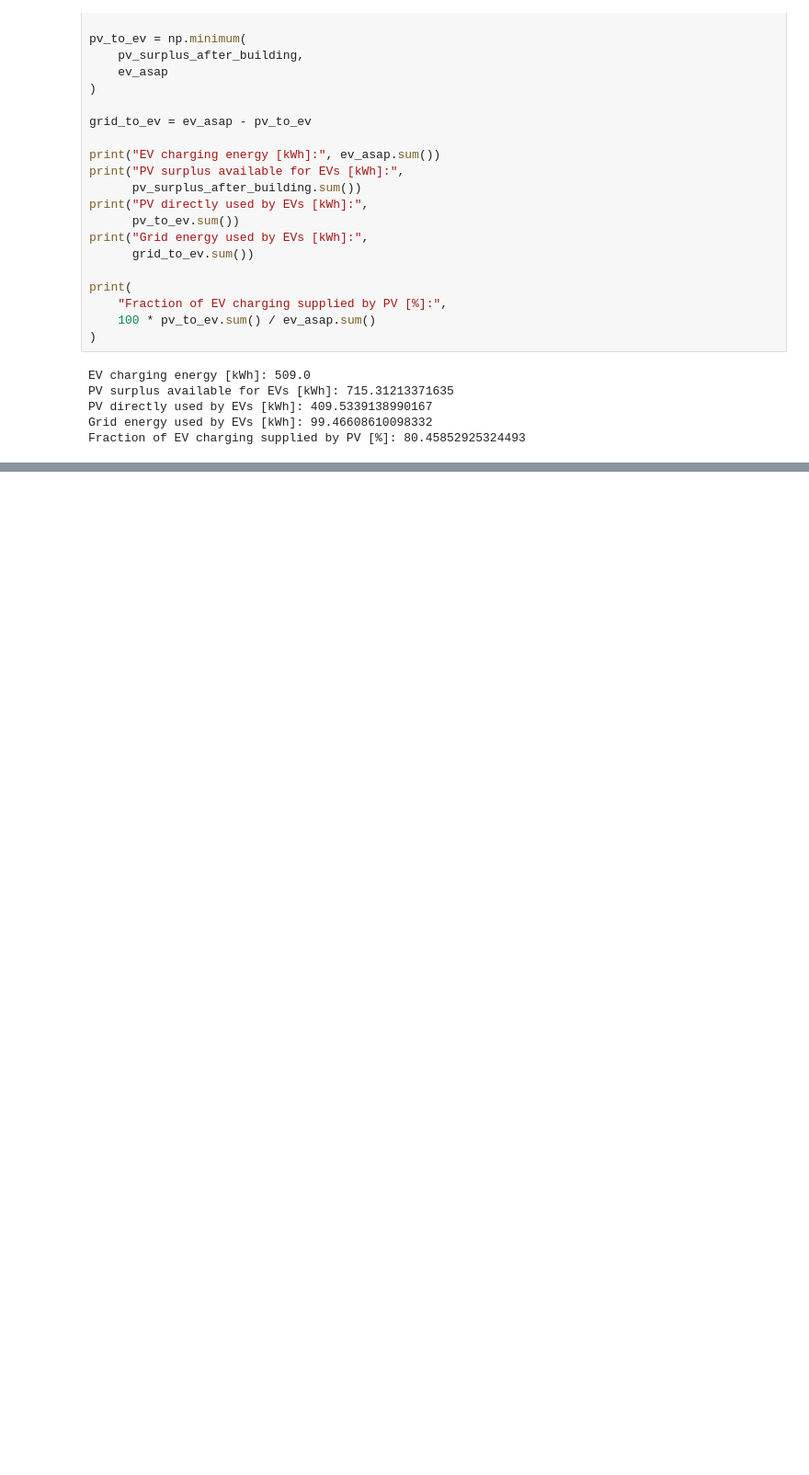
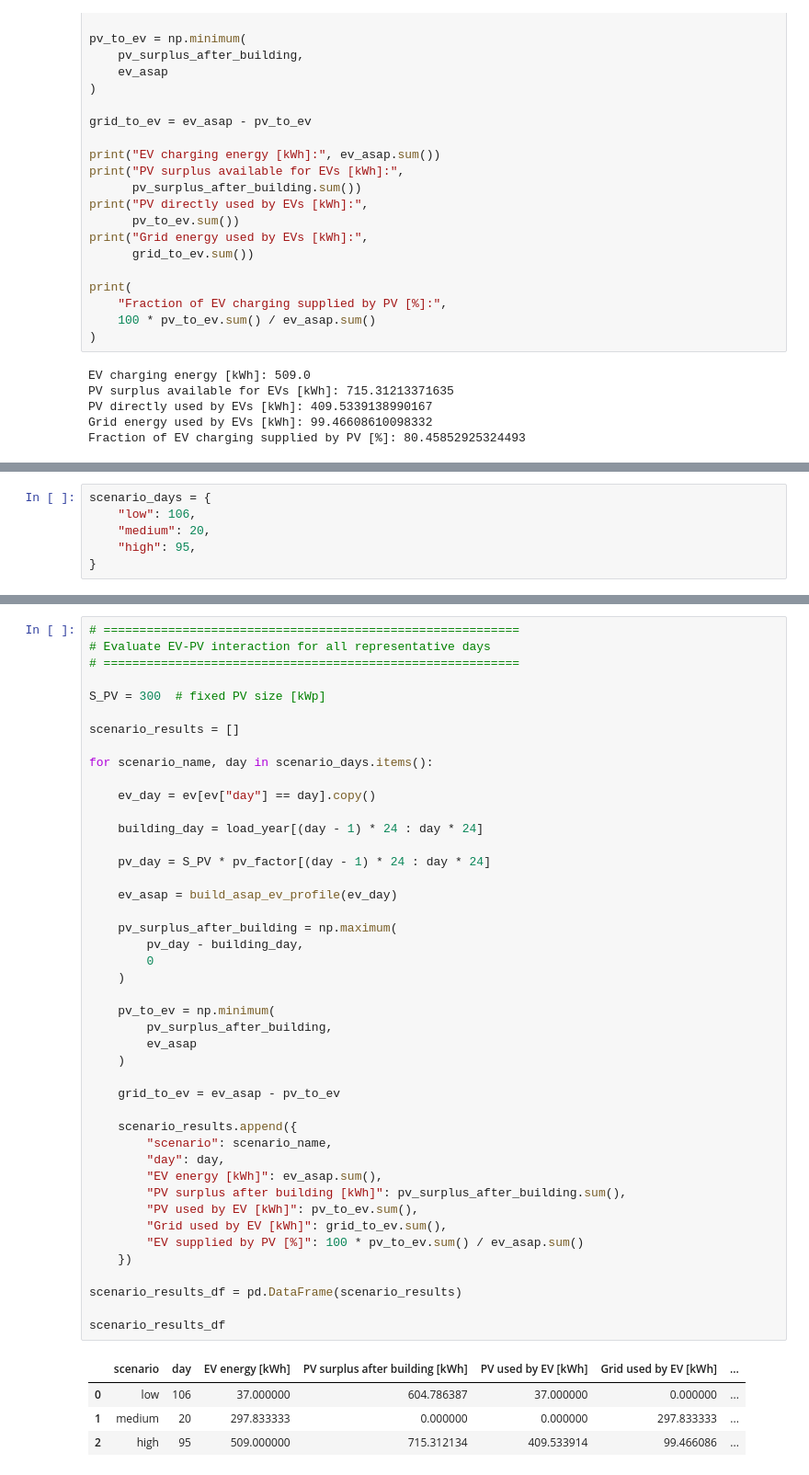
Before and after one commit to MTZ029/EV-Solar-Parking-Optimization, a Jupyter notebook: notebooks/06_EV_PV_synergy.ipynb, the cells around one changed output, grey strips where cells are left out. Shown at 92% size. Cells and saved outputs as stored; diff of their text form; blank space fills up the shorter version.

```diff
--- a/notebooks/06_EV_PV_synergy.ipynb
+++ b/notebooks/06_EV_PV_synergy.ipynb
@@ -156,0 +159,6 @@ Fraction of EV charging supplied by PV [%]: 80.45852925324493
+# %%
+scenario_days = {
+    "low": 106,
+    "medium": 20,
+    "high": 95,
+}
@@ -156,0 +216,49 @@ Fraction of EV charging supplied by PV [%]: 80.45852925324493
+# %%
+# ==========================================================
+# Evaluate EV-PV interaction for all representative days
+# ==========================================================
+
+S_PV = 300  # fixed PV size [kWp]
+
+scenario_results = []
+
+for scenario_name, day in scenario_days.items():
+
+    ev_day = ev[ev["day"] == day].copy()
+
+    building_day = load_year[(day - 1) * 24 : day * 24]
+
+    pv_day = S_PV * pv_factor[(day - 1) * 24 : day * 24]
+
+    ev_asap = build_asap_ev_profile(ev_day)
+
+    pv_surplus_after_building = np.maximum(
+        pv_day - building_day,
+        0
+    )
+
+    pv_to_ev = np.minimum(
+        pv_surplus_after_building,
+        ev_asap
+    )
+
+    grid_to_ev = ev_asap - pv_to_ev
+
+    scenario_results.append({
+        "scenario": scenario_name,
+        "day": day,
+        "EV energy [kWh]": ev_asap.sum(),
+        "PV surplus after building [kWh]": pv_surplus_after_building.sum(),
+        "PV used by EV [kWh]": pv_to_ev.sum(),
+        "Grid used by EV [kWh]": grid_to_ev.sum(),
+        "EV supplied by PV [%]": 100 * pv_to_ev.sum() / ev_asap.sum()
+    })
+
+scenario_results_df = pd.DataFrame(scenario_results)
+
+scenario_results_df
+# %% [output]
+|  | scenario | day | EV energy [kWh] | PV surplus after building [kWh] | PV used by EV [kWh] | Grid used by EV [kWh] | ... |
+| 0 | low | 106 | 37.000000 | 604.786387 | 37.000000 | 0.000000 | ... |
+| 1 | medium | 20 | 297.833333 | 0.000000 | 0.000000 | 297.833333 | ... |
+| 2 | high | 95 | 509.000000 | 715.312134 | 409.533914 | 99.466086 | ... |
```
Also changed, not shown: parts of 3 cells of this notebook, 10 other files.
